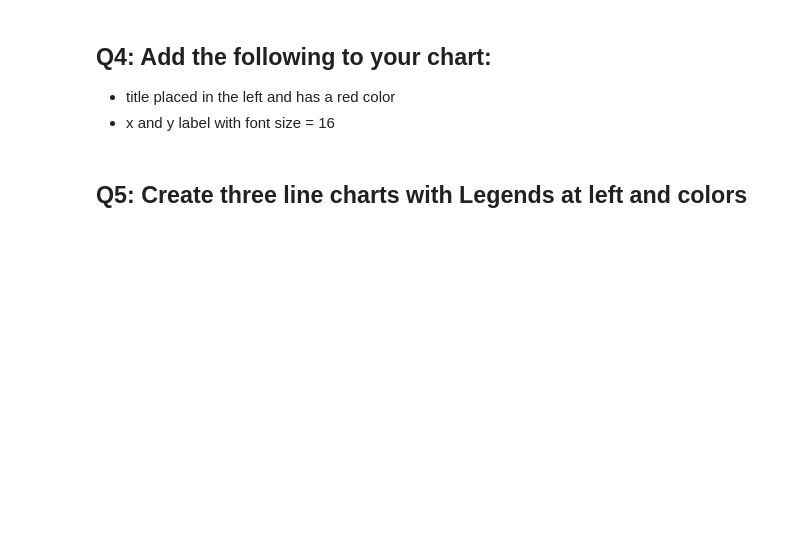
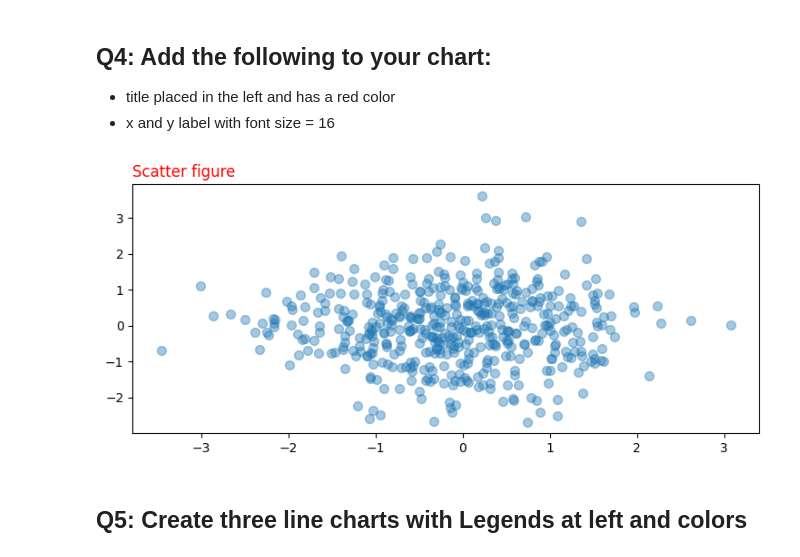
Before and after one commit to Tuwaiq-Data-Science-Bootcamp/Day8-Lab1-Matplotlib, a Jupyter notebook: Day#8_Matplotlib_Assignment.ipynb, the cells around one changed output. Saved outputs shown, nothing was run; the diff lists cells and outputs as text; code cells hidden in the pictures; blank space fills up the shorter version.

```diff
--- a/Day#8_Matplotlib_Assignment.ipynb
+++ b/Day#8_Matplotlib_Assignment.ipynb
@@ -12,5 +33,11 @@ import matplotlib.pyplot as plt
 ## Q4: Add the following to your chart:
 - title placed in the left and has a red color
 - x and y label with font size = 16
+# %%
+
+plt.scatter(x, y,alpha=0.4,s=50);
+plt.title('Scatter figure',loc='left', color='red');
+# %% [output]
+[figure, added]
 # %% [markdown]
 ## Q5: Create three line charts with Legends at left and colors
```
Also changed, not shown: parts of 5 cells of this notebook.
